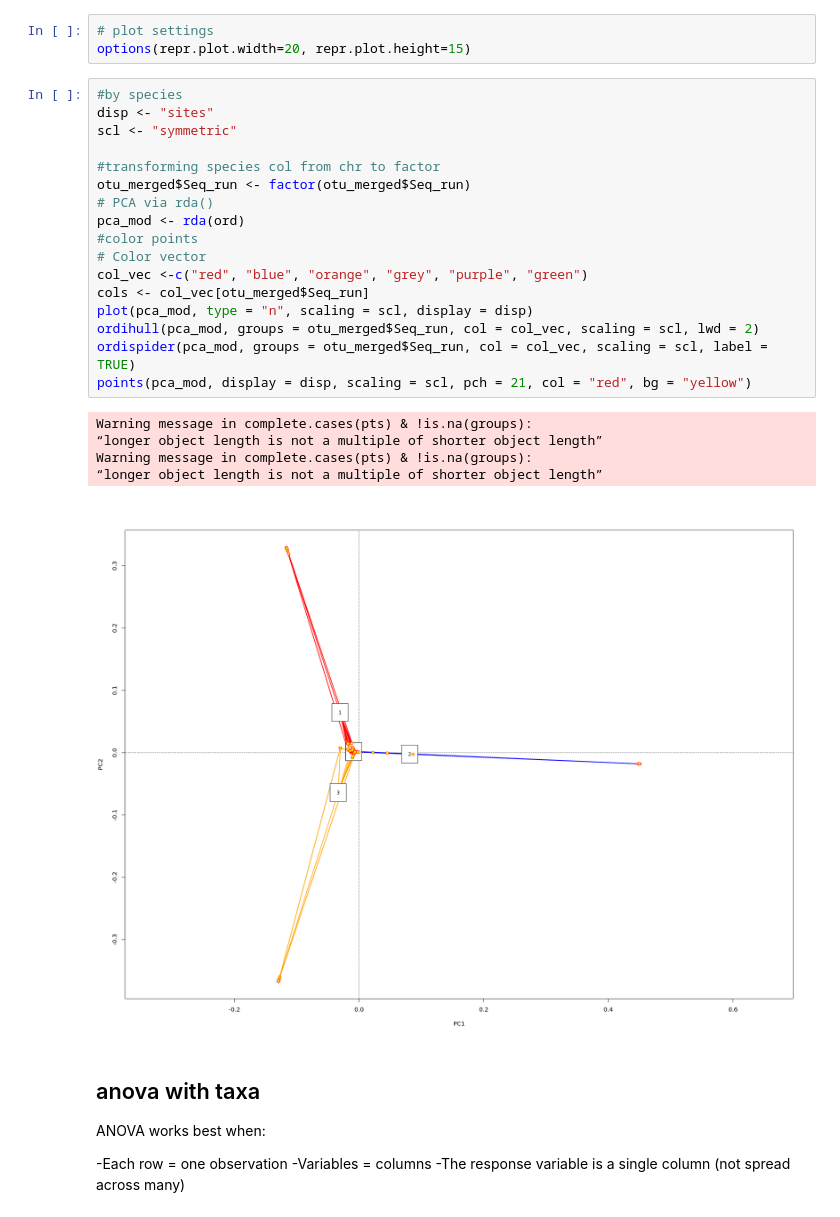
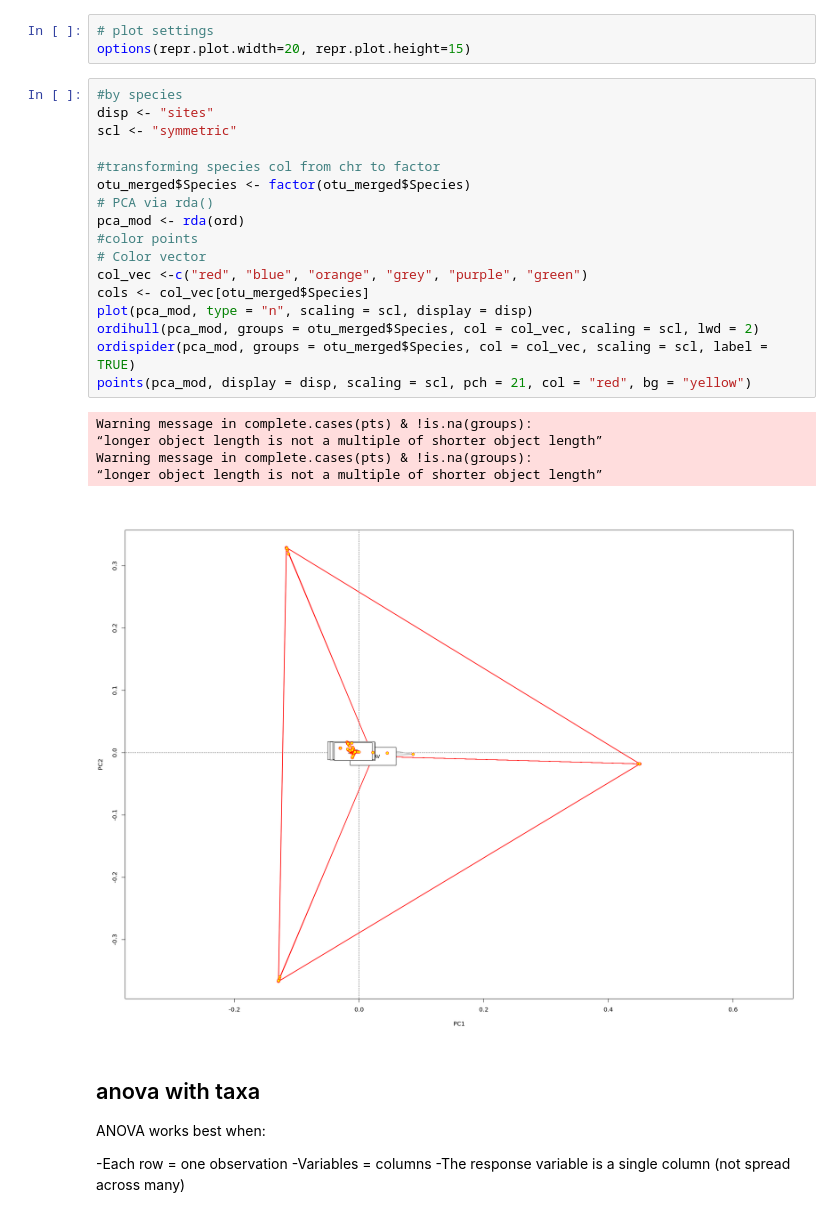
Before and after one commit to cdesouza02/BEL_16S_ITS2, a Jupyter notebook: BEL_ITS2_outputs/its2_ordination.ipynb, the cells around one changed output. Cells and saved outputs as stored; diff of their text form.

```diff
--- a/BEL_ITS2_outputs/its2_ordination.ipynb
+++ b/BEL_ITS2_outputs/its2_ordination.ipynb
@@ -203,26 +203,26 @@ options(repr.plot.width=20, repr.plot.height=15)
 # %%
 #by species
 disp <- "sites"
 scl <- "symmetric"
 
 #transforming species col from chr to factor
-otu_merged$Seq_run <- factor(otu_merged$Seq_run)
+otu_merged$Species <- factor(otu_merged$Species)
 # PCA via rda()
 pca_mod <- rda(ord)
 #color points
 # Color vector
 col_vec <-c("red", "blue", "orange", "grey", "purple", "green")
-cols <- col_vec[otu_merged$Seq_run]
+cols <- col_vec[otu_merged$Species]
 plot(pca_mod, type = "n", scaling = scl, display = disp)
-ordihull(pca_mod, groups = otu_merged$Seq_run, col = col_vec, scaling = scl, lwd = 2)
-ordispider(pca_mod, groups = otu_merged$Seq_run, col = col_vec, scaling = scl, label = TRUE)
+ordihull(pca_mod, groups = otu_merged$Species, col = col_vec, scaling = scl, lwd = 2)
+ordispider(pca_mod, groups = otu_merged$Species, col = col_vec, scaling = scl, label = TRUE)
 points(pca_mod, display = disp, scaling = scl, pch = 21, col = "red", bg = "yellow")
 # %% [output]
 Warning message in complete.cases(pts) & !is.na(groups):
 “longer object length is not a multiple of shorter object length”
 Warning message in complete.cases(pts) & !is.na(groups):
 “longer object length is not a multiple of shorter object length”
-[figure, old version]
+[figure, new version]
 # %% [markdown]
 ## anova with taxa
 
```
